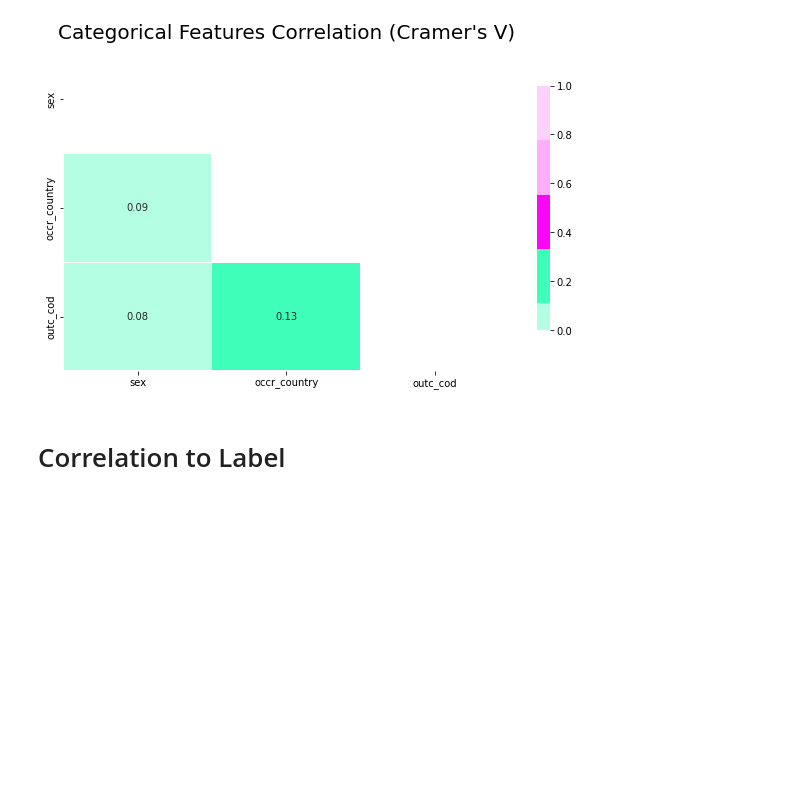
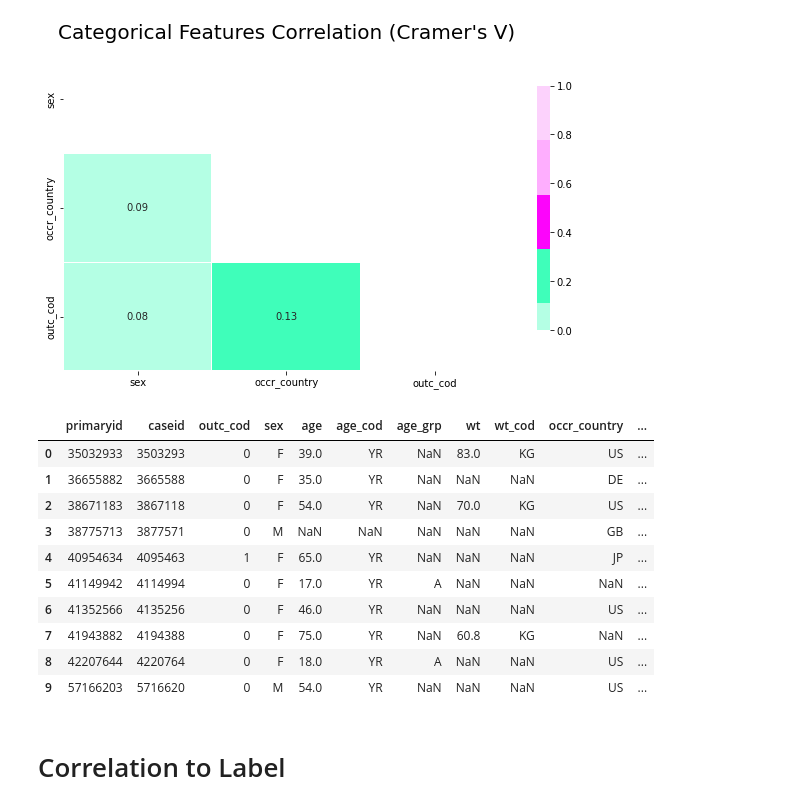
Before and after one commit to omerfalach/Death-Classification-FAERS, a Jupyter notebook: Data_Exploration.ipynb, the cells around one changed output. Saved outputs shown, nothing was run; the diff lists cells and outputs as text; code cells hidden in the pictures; blank space fills up the shorter version.

```diff
--- a/Data_Exploration.ipynb
+++ b/Data_Exploration.ipynb
@@ -266,6 +273,20 @@ sns.heatmap(corr, mask=mask, cmap=cmap, vmax=1.0, vmin=0, center=0, annot=True,
 ax.set_title("Categorical Features Correlation (Cramer's V)", fontsize=20, y= 1.05);
 # %% [output]
 [figure]
+# %%
+data_fixed.head(10)
+# %% [output]
+|  | primaryid | caseid | outc_cod | sex | age | age_cod | age_grp | wt | wt_cod | occr_country | ... |
+| 0 | 35032933 | 3503293 | 0 | F | 39.0 | YR | NaN | 83.0 | KG | US | ... |
+| 1 | 36655882 | 3665588 | 0 | F | 35.0 | YR | NaN | NaN | NaN | DE | ... |
+| 2 | 38671183 | 3867118 | 0 | F | 54.0 | YR | NaN | 70.0 | KG | US | ... |
+| 3 | 38775713 | 3877571 | 0 | M | NaN | NaN | NaN | NaN | NaN | GB | ... |
+| 4 | 40954634 | 4095463 | 1 | F | 65.0 | YR | NaN | NaN | NaN | JP | ... |
+| 5 | 41149942 | 4114994 | 0 | F | 17.0 | YR | A | NaN | NaN | NaN | ... |
+| 6 | 41352566 | 4135256 | 0 | F | 46.0 | YR | NaN | NaN | NaN | US | ... |
+| 7 | 41943882 | 4194388 | 0 | F | 75.0 | YR | NaN | 60.8 | KG | NaN | ... |
+| 8 | 42207644 | 4220764 | 0 | F | 18.0 | YR | A | NaN | NaN | US | ... |
+| 9 | 57166203 | 5716620 | 0 | M | 54.0 | YR | NaN | NaN | NaN | US | ... |
 # %% [markdown]
 # Correlation to Label
 # %%
```
Also changed, not shown: parts of 14 cells of this notebook.
